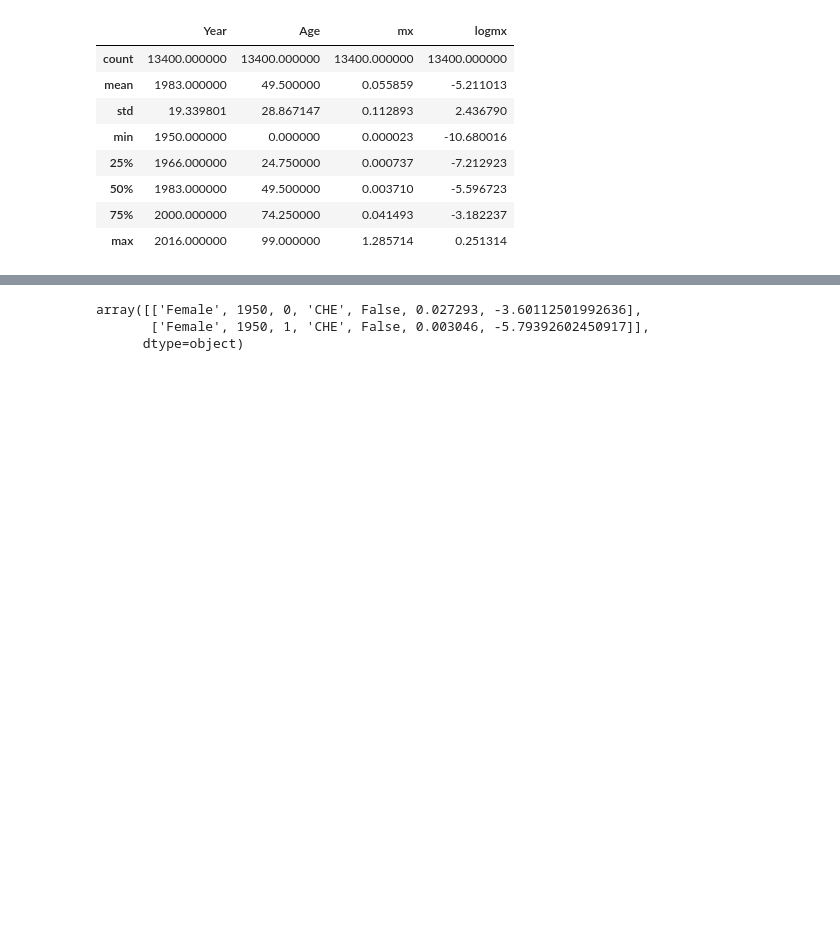
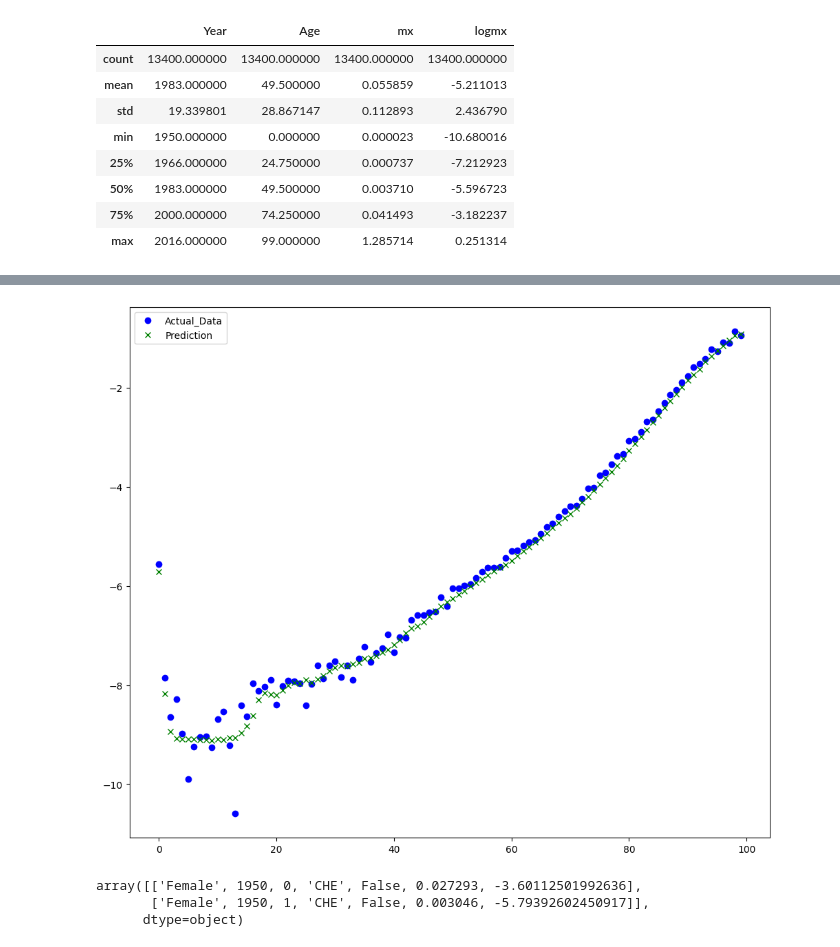
Before and after one commit to tskorkowski/mortality_modelling, a Jupyter notebook: mort.ipynb, the cells around one changed output, grey strips where cells are left out. Cells and saved outputs as stored; diff of their text form; code cells hidden in the pictures; blank space fills up the shorter version.

```diff
--- a/mort.ipynb
+++ b/mort.ipynb
@@ -178,7 +172,7 @@ mort_data_raw_train = mort_data_raw[(mort_data_raw["Year"] <= train_cutoff_year)
 mort_data_raw_test = mort_data_raw[(mort_data_raw["Year"] > train_cutoff_year)]
 
 # Parameters
-T = 10 # Look-back period, ie. sequence size from the manual implementation, ie number of LSTM cells
+T = 10 # Look-back period, ie. sequence size from the manual implementation
 tau0 = 5 # Number of neighbouring ages to smooth future values, odd inetger
+
+train_loader, x_train, Y_train = LSTM_data_prep(tau0,T,mort_data_raw_train, "Female", batch_size=100)
-# %%
-x_train, Y_train = LSTM_data_prep(tau0,T,mort_data_raw_train, "Female")
@@ -230,13 +214,0 @@ torch.Size([4000, 1])
-# %%
-gender = "Female"
-year = 1999
-
-x_train_gender_year = x_train[-100::]
-mort_data_subset = data.loc[(gender, slice(None)), train_cutoff_year-10:train_cutoff_year]
-
-    optimizer.step()
-
-    #if step % 100 == 0:
-    print("Epoch: %d, loss: %1.5f" % (step, loss.item()))
-else:
-    print("Epoch: %d, loss: %1.5f" % (step, loss.item()))
@@ -261,0 +255,33 @@ KeyboardInterrupt:
+# %%
+gender = "Female"
+year = 1999
+
+x_train_gender_year = x_train[-100::]
+mort_data_subset = data.loc[(gender, slice(None)), train_cutoff_year-10:train_cutoff_year]
+
+# Make inference based on the training data
+model.eval()
+F_1999 = model(x_train_gender_year)
+F_199_pred = F_1999.detach().numpy()
+
+# Plot actual data and prediction
+_, ax = plt.subplots(figsize=(12,10))
+
+ax.plot(mort_data_subset.index.get_level_values('Age'),
+        mort_data_subset[year],
+        label='Actual_Data',
+        linestyle='',
+        marker="o",
+        color="b"
+         )
+ax.plot(mort_data_subset.index.get_level_values('Age'),
+        F_199_pred,
+        label='Prediction',
+        linestyle='',
+        marker="x",
+        color="g"
+         )
+ax.legend()
+plt.show()
+# %% [output]
+[figure, added]
```
Also changed, not shown: parts of 21 cells of this notebook, 1 other file.
